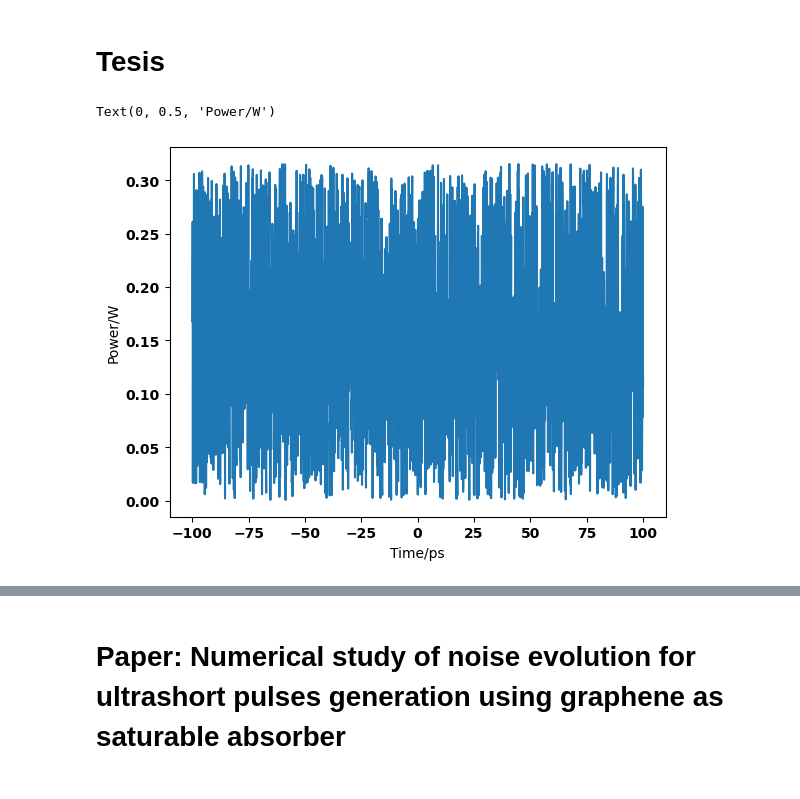
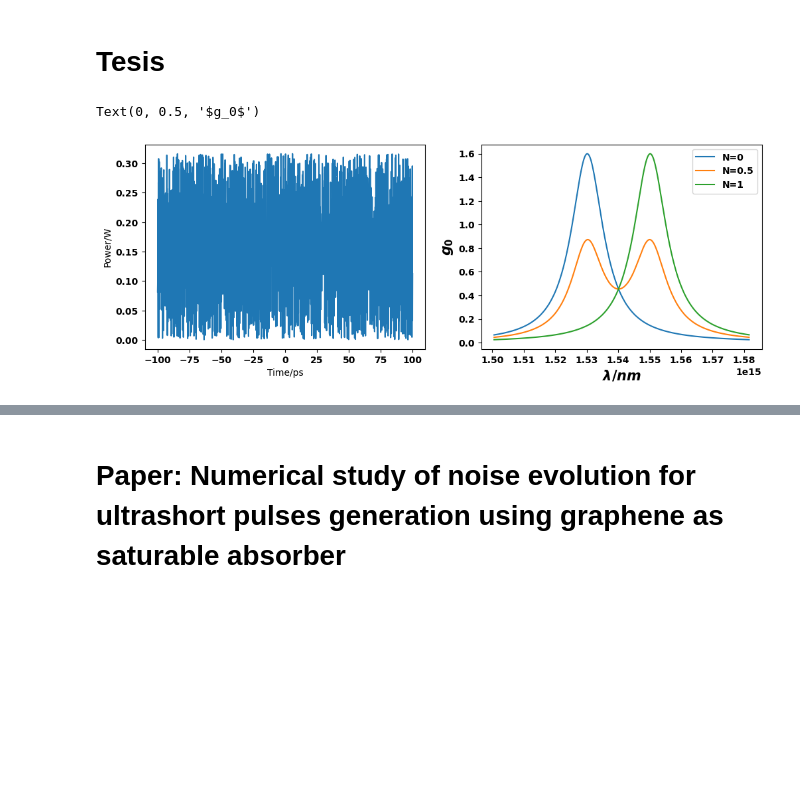
Before and after one commit to EstebanM-98/University_codes, a Jupyter notebook: Ingenieria/Nonlinear_Optics/Dualband/evol_ultrashort(1).ipynb, the cells around one changed output, grey strips where cells are left out. Cells and saved outputs as stored; diff of their text form; code cells hidden in the pictures; blank space fills up the shorter version.

Commit message:
erbium_gain

```diff
--- a/Ingenieria/Nonlinear_Optics/Dualband/evol_ultrashort(1).ipynb
+++ b/Ingenieria/Nonlinear_Optics/Dualband/evol_ultrashort(1).ipynb
@@ -123,53 +158,82 @@ luz = 299792458
 wl = 1550
 
 # PARAMETROS DA FIBRA SMF
-z1 = 4
+z1 = 4 # Longitud de la fibra
 nz1 = 100
 dz1 = z1/nz1
 alpha = 0
 D11 = 17
 D1 = -(D11*wl**2/(2*np.pi*luz))  #% beta2 (ps^2/m)
-gamma1 = 3e-3 #; % parametro de nao-linearidade
+gamma1 = 3e-3 # Parametro de nolinealidad
 
 #% PARAMETROS DA FIBRA DE ERBIO
 z2 = 1
 nz2 = 100
 dz2 = z2/nz2
 Tr = ((((z1+z2)*1.45)/luz))*1e12  #
 
 if (Tr > 43600):
     Tr = 43000
 else:
     Tr = Tr
 
 loss = 0
-gain = 1.44 #; % coeficiente de ganho (m^-1)
-PL = 0.534*1e-3 #; % potencia de saturaçao do
-omega = 2*np.pi*3.75 #; % largura de banda do ganho
+gain = 2 #1.44 #; % coeficiente de ganancia (m^-1)
+PL = 0.534*1e-3 #; % potencia de saturacion
+omega = 5 #2*np.pi*3.75 #; % largura de banda do ganho
 OK = Tr*PL
 D21 = -14  #; % parametro de dispersão (GVD)
 D2 = -(D21*wl**2/(2*np.pi*luz)) # % beta2 (ps^2/m)
 gamma2 = 3e-3 #; % parametro de nao-linearidade
 
-# %PARAMETROS DO ABSORVEDOR SATURAVEL
-q0 = 1 #; % indice do absorvedor
-Ea = 1.34 #; % energia de saturação (pJ)
-tal = 0.1 #; % tempo de recuperação (ps)
-voltas = 600 #; % numero de voltas na cavidade
-#% PROPAGAÇÃO NA CAVIDADE
+# %PARAMETROS DEL ABSORBEDOR SATURABLE
+q0 = 1 #; % indice del absorbedor
+Ea = 1.34 #; % energia de saturacion (pJ)
+tal = 0.1 #; % tiempo de recuperacion (ps)
+voltas = 600 #; % numero de voltas
+
 P0 = 0.1;
 FWHM = 2;
 tp0 = FWHM/(2*np.sqrt(np.log(2)));
 A = np.random.uniform(low=0.0005, high=np.sqrt(P0), size=nt) # Seed
 u=np.zeros((voltas,nt),dtype=complex)
 u[0,:] = A
 
+
+f=plt.figure(figsize=(12,4))
+
+plt.subplot(121)
 plt.plot(t,np.abs(A))
 plt.xlabel('Time/ps')
 plt.ylabel('Power/W')
+
+plt.subplot(122)
+
+
+w0=(2*np.pi*luz)/(1540*1e-9)*1e-12
+dw= 2*np.pi/(nt*dt)
+w = np.array([j*dw for j in range(-int(nt/2), int(nt/2))])
+w=w+w0
+WL=np.sort((2*np.pi*luz)/w)
+
+'''
+wl = np.linspace(1.5e-6, 1.6e-6, 100)
+omega = (2*np.pi*luz)/wl
+'''
+
+N=[0,0.5,1]
+
+for i in N:
+
+    y=g0(w,i,1.6,omega)
+    plt.plot(WL*1e9, y,label='N='+str(i))
+    plt.legend()
+
+plt.xlabel('$\lambda/nm$',fontsize=15)
+plt.ylabel('$g_0$',fontsize=15)
 # %% [output]
-Text(0, 0.5, 'Power/W')
+Text(0, 0.5, '$g_0$')
-[figure, old version]
+[figure, new version]
 # %%
 for ii in range(1,voltas):
     u[ii,:] = fibrasmf(u[ii-1,:],dt,dz1,nz1,D1,gamma1,alpha);
```
Also changed, not shown: parts of 7 cells of this notebook.
